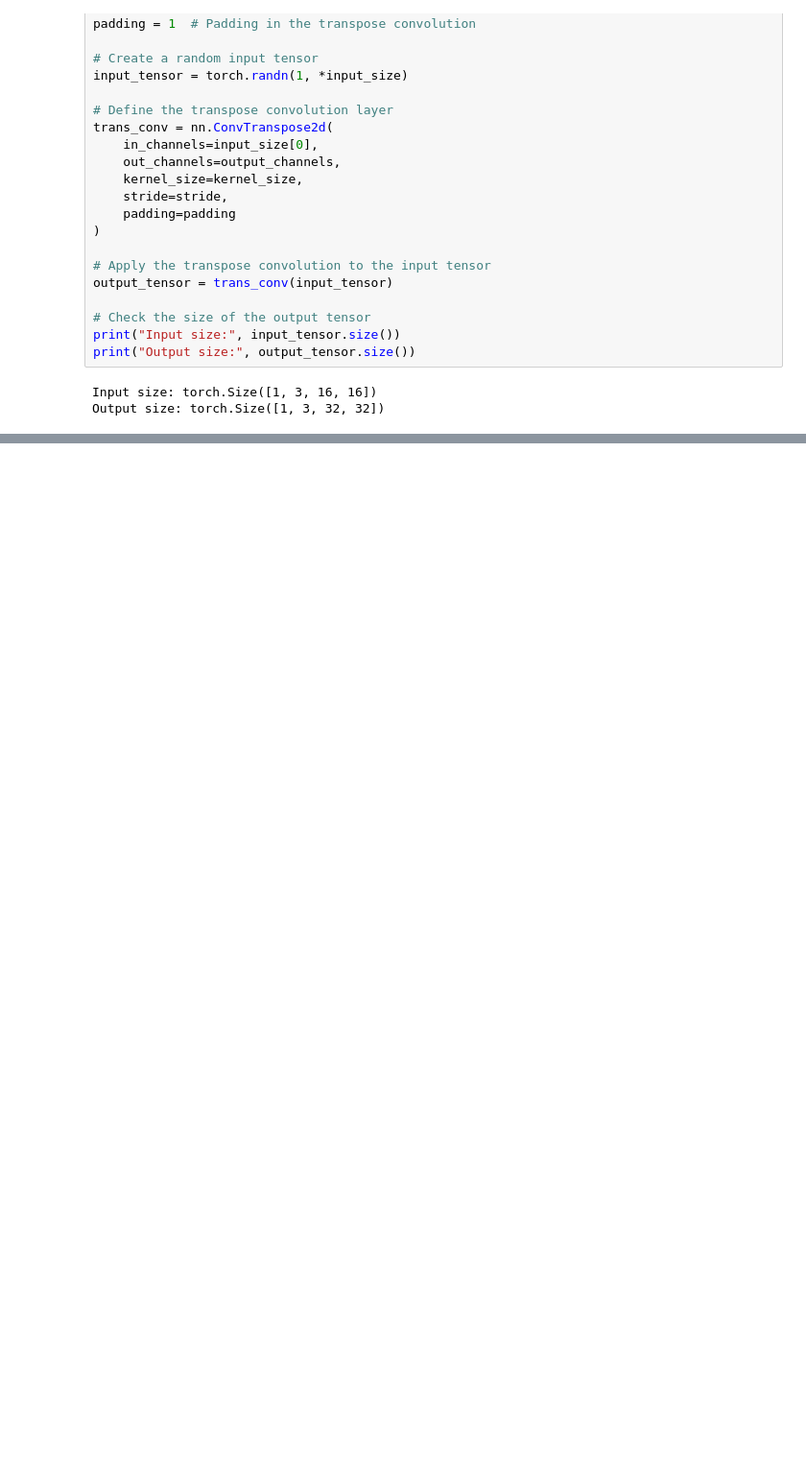
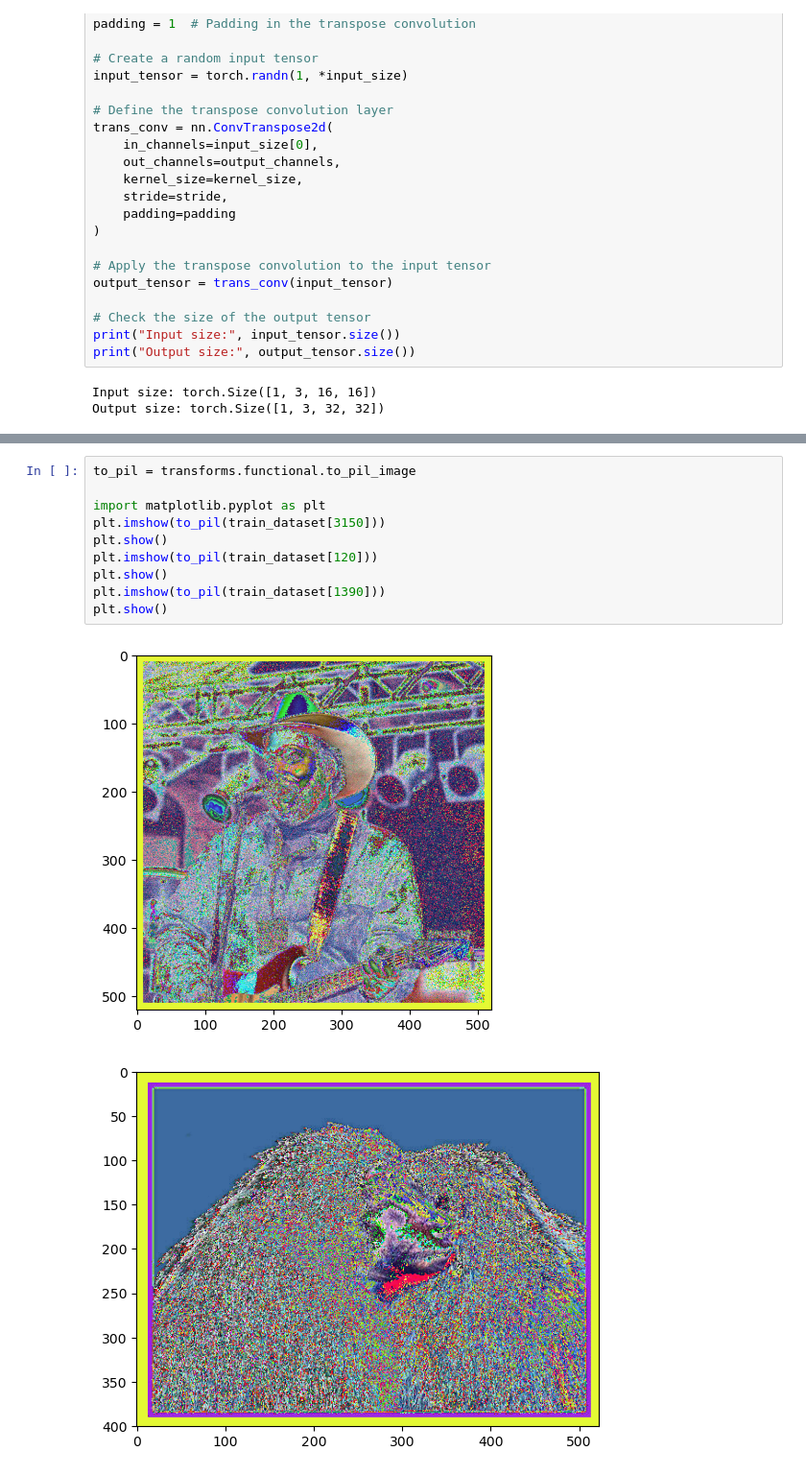
Before and after one commit to proshian/image-compression-neural-autoencoder, a Jupyter notebook: Playground.ipynb, the cells around one changed output, grey strips where cells are left out. Shown at 96% size. Drawn from its saved outputs; the diff is of its cells as text; blank space fills up the shorter version.

```diff
--- a/Playground.ipynb
+++ b/Playground.ipynb
@@ -202,0 +383,13 @@ Output size: torch.Size([1, 3, 32, 32])
+# %%
+to_pil = transforms.functional.to_pil_image
+
+import matplotlib.pyplot as plt
+plt.imshow(to_pil(train_dataset[3150]))
+plt.show()
+plt.imshow(to_pil(train_dataset[120]))
+plt.show()
+plt.imshow(to_pil(train_dataset[1390]))
+plt.show()
+# %% [output]
+[figure, added]
+[figure, added]
```
Also changed, not shown: parts of 27 cells of this notebook.
